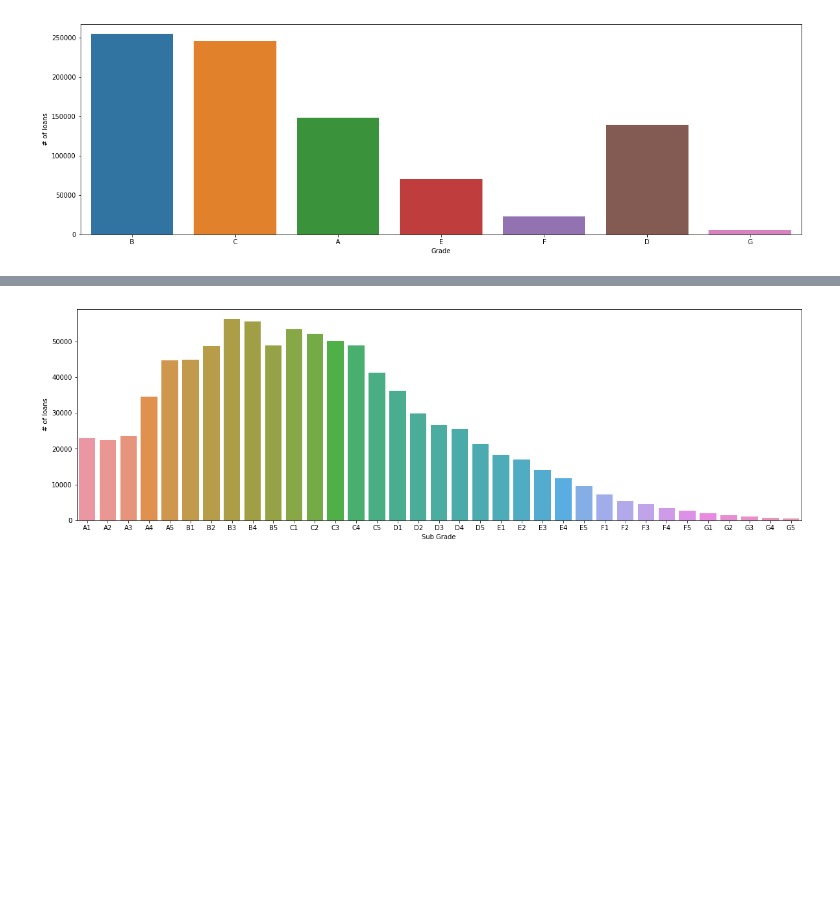
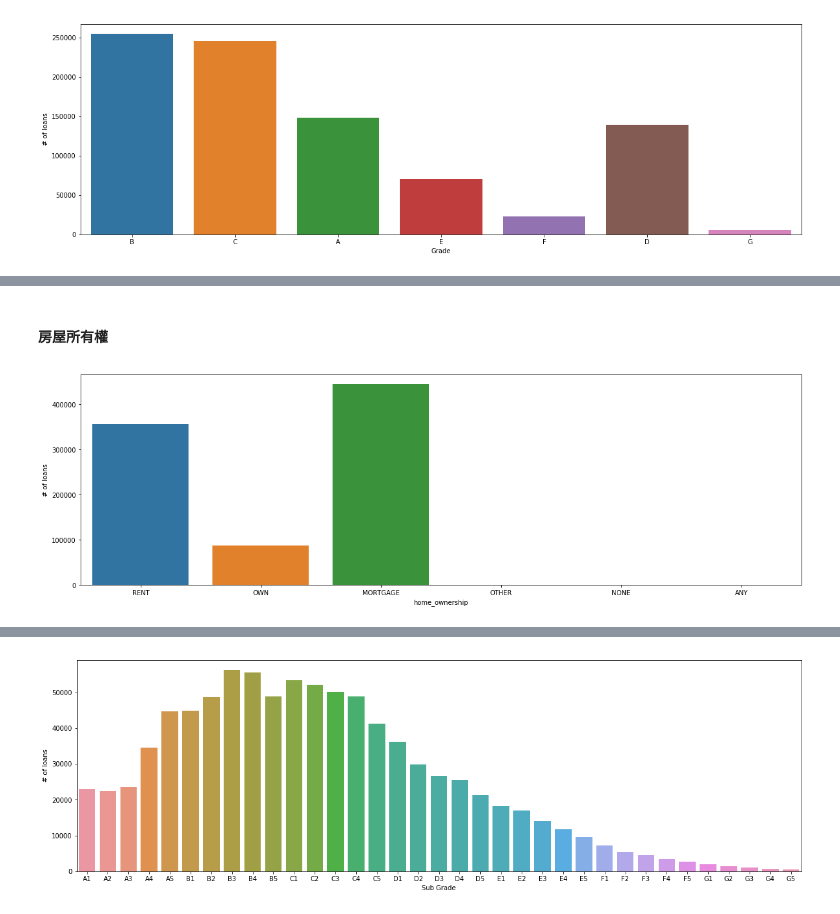
Before and after one commit to johnny12150/DSS_P2P, a Jupyter notebook: notebook/Grade - MLP.ipynb, the cells around one changed output, grey strips where cells are left out. Cells and saved outputs as stored; diff of their text form; code cells hidden in the pictures; blank space fills up the shorter version.

```diff
--- a/notebook/Grade - MLP.ipynb
+++ b/notebook/Grade - MLP.ipynb
@@ -161,0 +173,9 @@ plt.show();
+# %% [markdown]
+#### 房屋所有權
+# %%
+fig,ax = plt.subplots(figsize=(20,6))
+sns.countplot(x='home_ownership', data=LoanDF, ax=ax)
+ax.set(xlabel='home_ownership', ylabel= '# of loans')
+plt.show();
+# %% [output]
+[figure, added]
```
Also changed, not shown: parts of 9 cells of this notebook.
